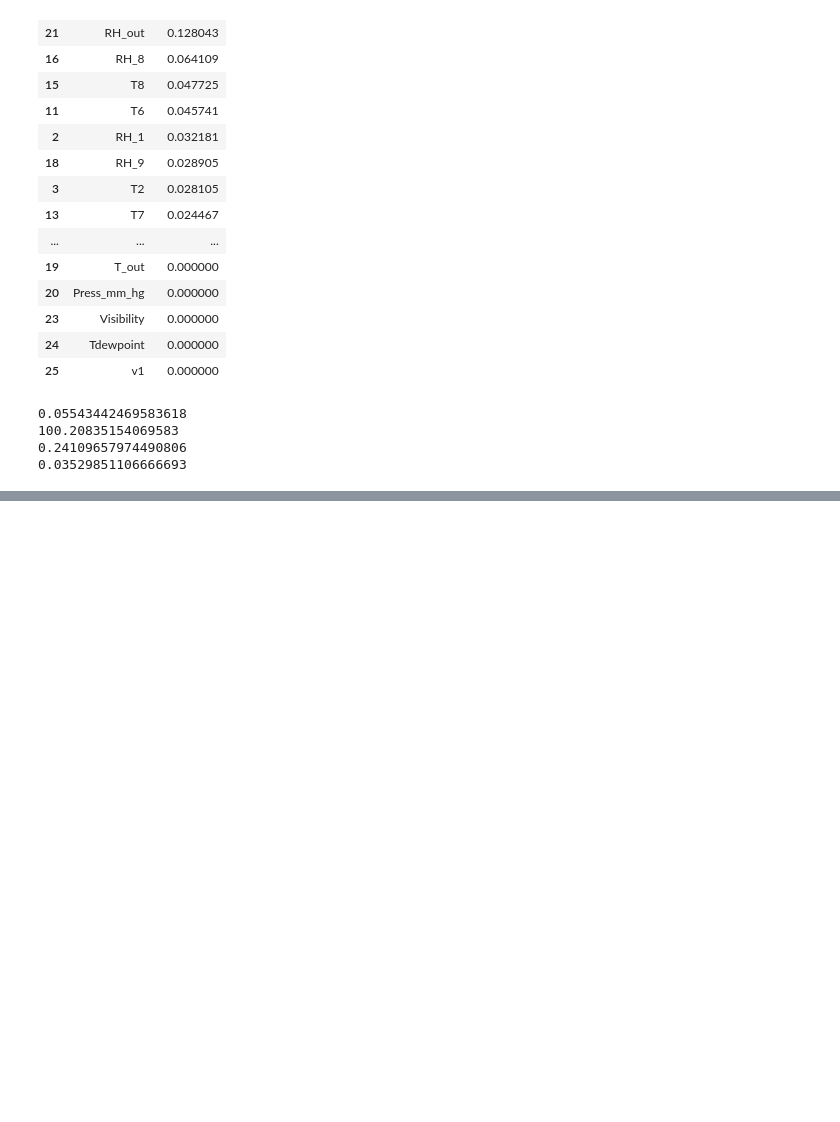
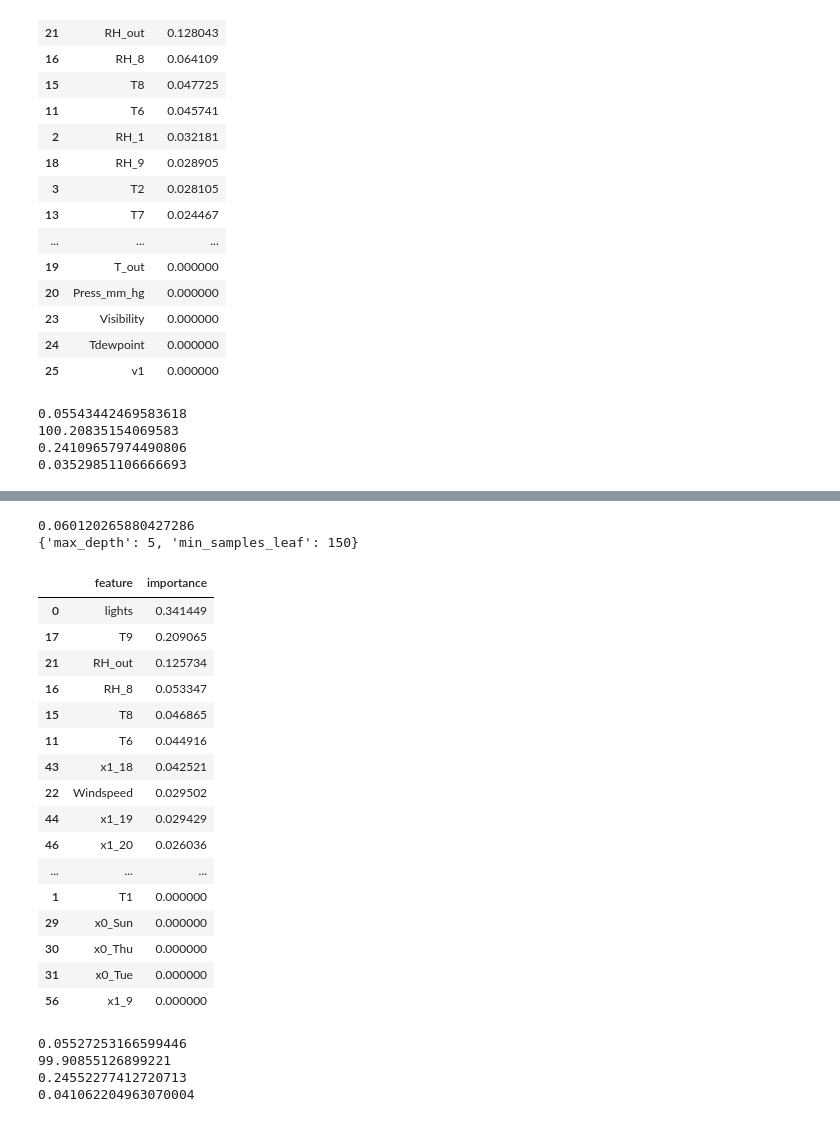
Before and after one commit to kparthan/electricity-usage-analysis, a Jupyter notebook: Decision Tree Modelling.ipynb, the cells around one changed output, grey strips where cells are left out. Drawn from its saved outputs; the diff is of its cells as text; code cells hidden in the pictures; blank space fills up the shorter version.

```diff
--- a/Decision Tree Modelling.ipynb
+++ b/Decision Tree Modelling.ipynb
@@ -268,0 +343,17 @@ print(r2_score(y, inv_boxcox(predicted, opt_lambda_dict['Appliances'])))
+# %%
+%%time
+
+# 2. Box-Cox transformation of features
+
+excluded_cols = ['Appliances']
+X, y = get_filtered_df(excluded_cols)
+
+cat_col_list = ['Weekday', 'Hour']
+features_to_transform = [col for col in X.columns if col not in cat_col_list]
+Xt1, opt_lambda_dict = boxcox_transform_features(X, features_to_transform)
+yt, _, opt_lambda = boxcox_transform(y, subtract_min=0)
+opt_lambda_dict['Appliances'] = opt_lambda # Appliances > 0
+
+Xt = one_hot_encoding(Xt1, cat_col_list)
+
+grid_object, grid_search_output, optimal_model = build_optimal_model(model_type, model, model_parameter_grid, Xt, yt, scoring)
@@ -268,0 +364,38 @@ print(r2_score(y, inv_boxcox(predicted, opt_lambda_dict['Appliances'])))
+# %%
+print(-grid_object.best_score_)
+print(grid_object.best_params_)
+pd.DataFrame.from_dict({'feature': Xt.columns.tolist(), 'importance': optimal_model.feature_importances_}).sort_values('importance', ascending=False)
+# %% [output]
+0.060120265880427286
+{'max_depth': 5, 'min_samples_leaf': 150}
+|  | feature | importance |
+| 0 | lights | 0.341449 |
+| 17 | T9 | 0.209065 |
+| 21 | RH_out | 0.125734 |
+| 16 | RH_8 | 0.053347 |
+| 15 | T8 | 0.046865 |
+| 11 | T6 | 0.044916 |
+| 43 | x1_18 | 0.042521 |
+| 22 | Windspeed | 0.029502 |
+| 44 | x1_19 | 0.029429 |
+| 46 | x1_20 | 0.026036 |
+| ... | ... | ... |
+| 1 | T1 | 0.000000 |
+| 29 | x0_Sun | 0.000000 |
+| 30 | x0_Thu | 0.000000 |
+| 31 | x0_Tue | 0.000000 |
+| 56 | x1_9 | 0.000000 |
+# %%
+# model evaluation
+predicted = optimal_model.predict(Xt)
+
+print(root_mean_squared_error(predicted, yt))
+print(root_mean_squared_error(inv_boxcox(predicted, opt_lambda_dict['Appliances']), y))
+
+print(r2_score(yt, predicted))
+print(r2_score(y, inv_boxcox(predicted, opt_lambda_dict['Appliances'])))
+# %% [output]
+0.05527253166599446
+99.90855126899221
+0.24552277412720713
+0.041062204963070004
```
Also changed, not shown: parts of 9 cells of this notebook.
